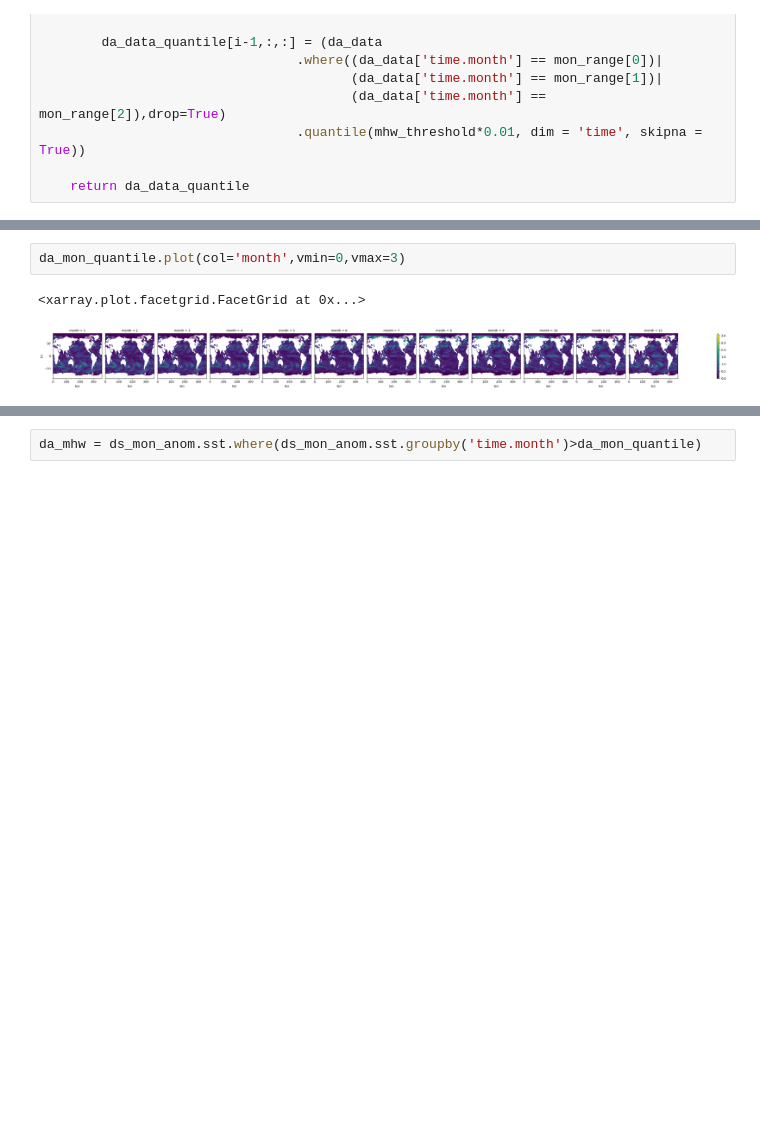
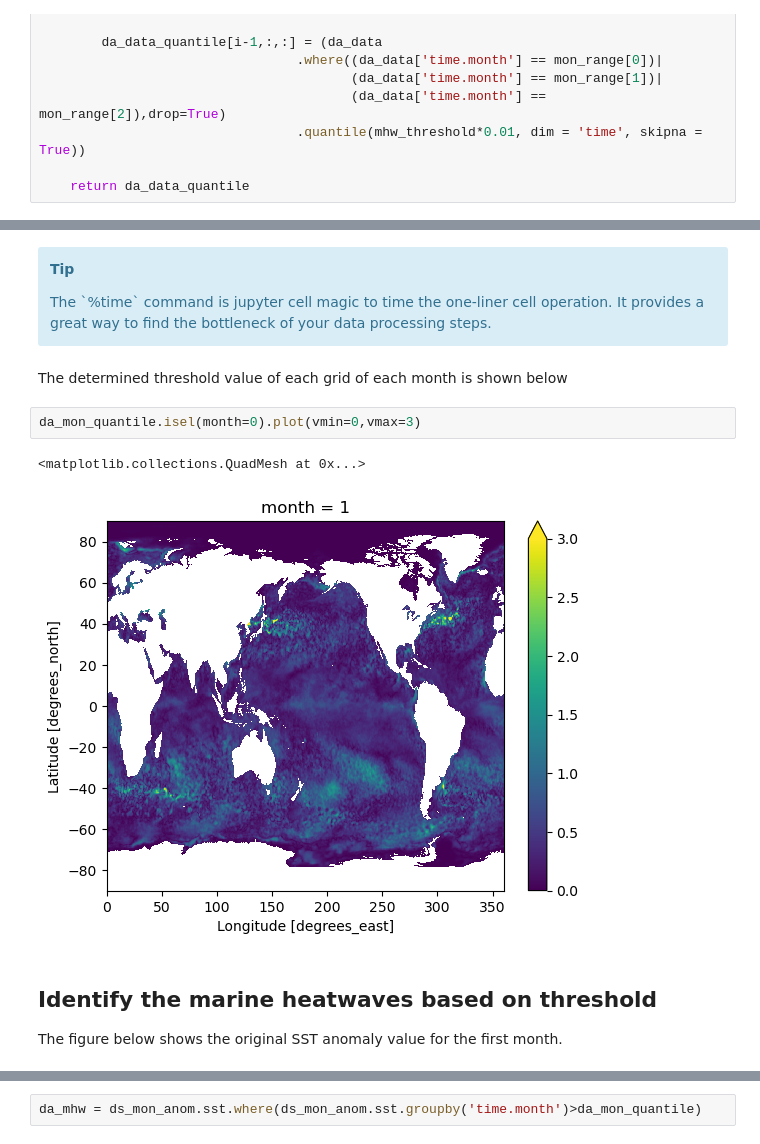
Before and after one commit to ProjectPythia/marine-heatwave-cookbook, a Jupyter notebook: _sources/notebooks/mhw_observation_myst.ipynb, the cells around one changed output, grey strips where cells are left out. Cells and saved outputs as stored; diff of their text form; blank space fills up the shorter version.

```diff
--- a/_sources/notebooks/mhw_observation_myst.ipynb
+++ b/_sources/notebooks/mhw_observation_myst.ipynb
@@ -118,6 +269,17 @@ Wall time: 9min 2s
+# %% [markdown]
+<div class="admonition alert alert-info">
+    <p class="admonition-title" style="font-weight:bold">Tip</p>
+    The `%time` command is jupyter cell magic to time the one-liner cell operation.
+It provides a great way to find the bottleneck of your data processing steps.
+</div>
+# %% [markdown]
+The determined threshold value of each grid of each month is shown below
 # %%
-da_mon_quantile.plot(col='month',vmin=0,vmax=3)
+da_mon_quantile.isel(month=0).plot(vmin=0,vmax=3)
 # %% [output]
-<xarray.plot.facetgrid.FacetGrid at 0x...>
+<matplotlib.collections.QuadMesh at 0x...>
-[figure, old version]
+[figure, new version]
+# %% [markdown]
+## Identify the marine heatwaves based on threshold
+The figure below shows the original SST anomaly value for the first month.
 # %%
```
Also changed, not shown: parts of 32 cells of this notebook, 12 other files.
